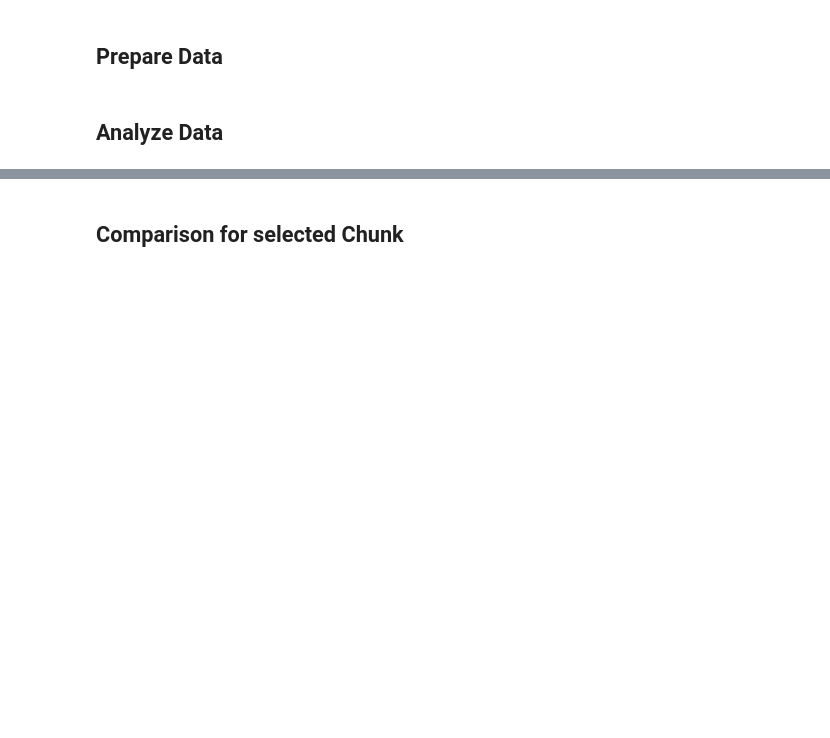
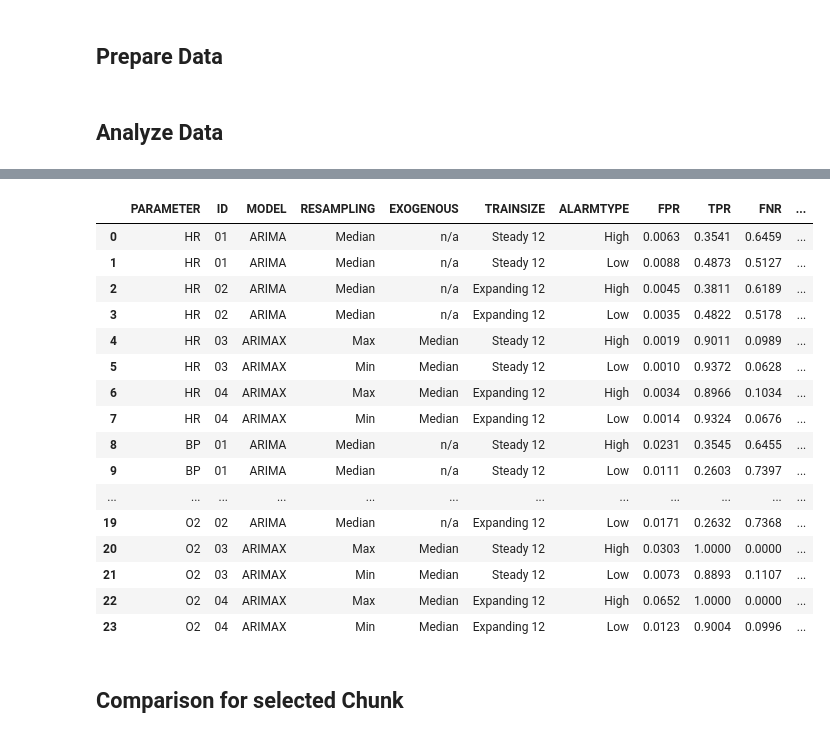
Before and after one commit to denise97/dhl2021, a Jupyter notebook: mimic_prediction_arima/analysis_arima-x_accuracy.ipynb, the cells around one changed output, grey strips where cells are left out. Cells and saved outputs as stored; diff of their text form; code cells hidden in the pictures; blank space fills up the shorter version.

Commit message:
Update arima(x) analysis for all 4 parameters

```diff
--- a/mimic_prediction_arima/analysis_arima-x_accuracy.ipynb
+++ b/mimic_prediction_arima/analysis_arima-x_accuracy.ipynb
@@ -120,6 +207,14 @@ confusion_matrices_per_chunk_03_arimax_steady_12_hr_first1000 = dict_to_df(accur
 confusion_matrices_per_chunk_03_arimax_steady_12_bp_first1000 = dict_to_df(accuracy_dict_for_chunk_iterations_arimax_12_bp_first1000)
 
 confusion_matrices_per_chunk_03_arimax_steady_12_o2_first1000 = dict_to_df(accuracy_dict_for_chunk_iterations_arimax_12_o2_first1000)
+
+# Calculate statistics about the number of chunks as well as chunk iteration combinations
+
+stats_03_arimax_steady_12_hr_first1000 = calc_stats(confusion_matrices_per_chunk_03_arimax_steady_12_hr_first1000)
+
+stats_03_arimax_steady_12_bp_first1000 = calc_stats(confusion_matrices_per_chunk_03_arimax_steady_12_bp_first1000)
+
+stats_03_arimax_steady_12_o2_first1000 = calc_stats(confusion_matrices_per_chunk_03_arimax_steady_12_o2_first1000)
 # %%
 # 04 - ARIMAX - Expanding Train Size 12
 # Transform nested dictionary into data frame
@@ -129,5 +224,13 @@ confusion_matrices_per_chunk_04_arimax_expanding_12_hr_first1000 = dict_to_df(ac
 confusion_matrices_per_chunk_04_arimax_expanding_12_bp_first1000 = dict_to_df(accuracy_dict_for_chunk_iterations_arimax_expanding_12_bp_first1000)
 
 confusion_matrices_per_chunk_04_arimax_expanding_12_o2_first1000 = dict_to_df(accuracy_dict_for_chunk_iterations_arimax_expanding_12_o2_first1000)
+
+# Calculate statistics about the number of chunks as well as chunk iteration combinations
+
+stats_04_arimax_expanding_12_hr_first1000 = calc_stats(confusion_matrices_per_chunk_04_arimax_expanding_12_hr_first1000)
+
+stats_04_arimax_expanding_12_bp_first1000 = calc_stats(confusion_matrices_per_chunk_04_arimax_expanding_12_bp_first1000)
+
+stats_04_arimax_expanding_12_o2_first1000 = calc_stats(confusion_matrices_per_chunk_04_arimax_expanding_12_o2_first1000)
 # %% [markdown]
 ## Analyze Data
@@ -302 +465,21 @@ comparison_df = pd.DataFrame({
+# %%
+# Create overview tables per parameter
+
+overview_hr_first1000 = pd.concat([
+    overview_01_arima_steady_12_hr_first1000,
+    overview_02_arima_expanding_12_hr_first1000,
+    overview_03_arimax_steady_12_hr_first1000,
+    overview_04_arimax_expanding_12_hr_first1000], axis=0).reset_index(drop=True)
+
+overview_bp_first1000 = pd.concat([
+    overview_01_arima_steady_12_bp_first1000,
+    overview_02_arima_expanding_12_bp_first1000,
+    overview_03_arimax_steady_12_bp_first1000,
+    overview_04_arimax_expanding_12_bp_first1000], axis=0).reset_index(drop=True)
+
+overview_o2_first1000 = pd.concat([
+    overview_01_arima_steady_12_o2_first1000,
+    overview_02_arima_expanding_12_o2_first1000,
+    overview_03_arimax_steady_12_o2_first1000,
+    overview_04_arimax_expanding_12_o2_first1000], axis=0).reset_index(drop=True)
 # %%
@@ -303,0 +521,25 @@ display(comparison_df)
+# %%
+overview_first1000 = pd.concat([
+    overview_hr_first1000,
+    overview_bp_first1000,
+    overview_o2_first1000], axis=0).reset_index(drop=True)
+
+display(overview_first1000)
+# %% [output]
+|  | PARAMETER | ID | MODEL | RESAMPLING | EXOGENOUS | TRAINSIZE | ALARMTYPE | FPR | TPR | FNR | ... |
+| 0 | HR | 01 | ARIMA | Median | n/a | Steady 12 | High | 0.0063 | 0.3541 | 0.6459 | ... |
+| 1 | HR | 01 | ARIMA | Median | n/a | Steady 12 | Low | 0.0088 | 0.4873 | 0.5127 | ... |
+| 2 | HR | 02 | ARIMA | Median | n/a | Expanding 12 | High | 0.0045 | 0.3811 | 0.6189 | ... |
+| 3 | HR | 02 | ARIMA | Median | n/a | Expanding 12 | Low | 0.0035 | 0.4822 | 0.5178 | ... |
+| 4 | HR | 03 | ARIMAX | Max | Median | Steady 12 | High | 0.0019 | 0.9011 | 0.0989 | ... |
+| 5 | HR | 03 | ARIMAX | Min | Median | Steady 12 | Low | 0.0010 | 0.9372 | 0.0628 | ... |
+| 6 | HR | 04 | ARIMAX | Max | Median | Expanding 12 | High | 0.0034 | 0.8966 | 0.1034 | ... |
+| 7 | HR | 04 | ARIMAX | Min | Median | Expanding 12 | Low | 0.0014 | 0.9324 | 0.0676 | ... |
+| 8 | BP | 01 | ARIMA | Median | n/a | Steady 12 | High | 0.0231 | 0.3545 | 0.6455 | ... |
+| 9 | BP | 01 | ARIMA | Median | n/a | Steady 12 | Low | 0.0111 | 0.2603 | 0.7397 | ... |
+| ... | ... | ... | ... | ... | ... | ... | ... | ... | ... | ... | ... |
+| 19 | O2 | 02 | ARIMA | Median | n/a | Expanding 12 | Low | 0.0171 | 0.2632 | 0.7368 | ... |
+| 20 | O2 | 03 | ARIMAX | Max | Median | Steady 12 | High | 0.0303 | 1.0000 | 0.0000 | ... |
+| 21 | O2 | 03 | ARIMAX | Min | Median | Steady 12 | Low | 0.0073 | 0.8893 | 0.1107 | ... |
+| 22 | O2 | 04 | ARIMAX | Max | Median | Expanding 12 | High | 0.0652 | 1.0000 | 0.0000 | ... |
+| 23 | O2 | 04 | ARIMAX | Min | Median | Expanding 12 | Low | 0.0123 | 0.9004 | 0.0996 | ... |
```
Also changed, not shown: parts of 18 cells of this notebook.
